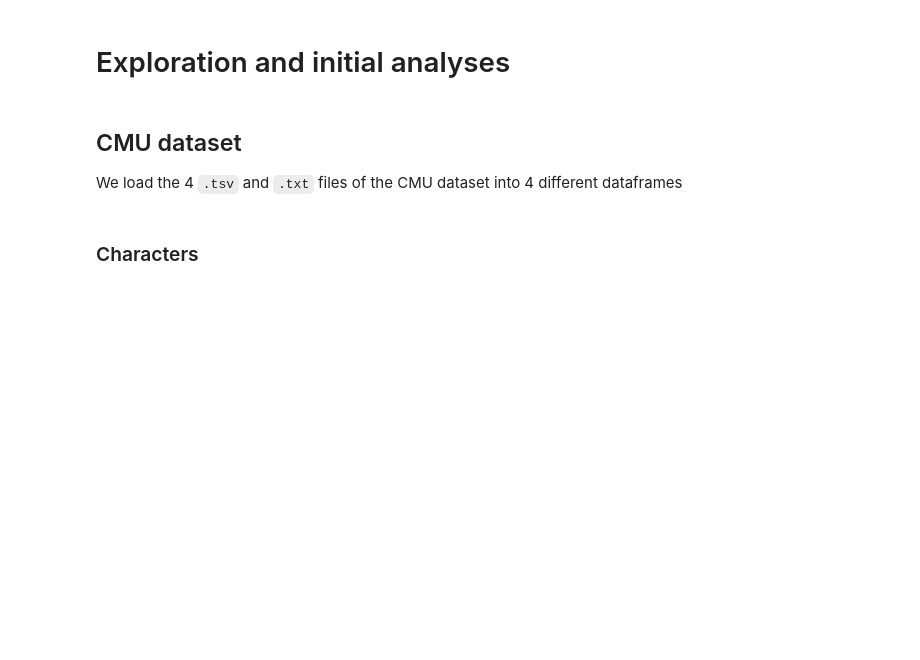
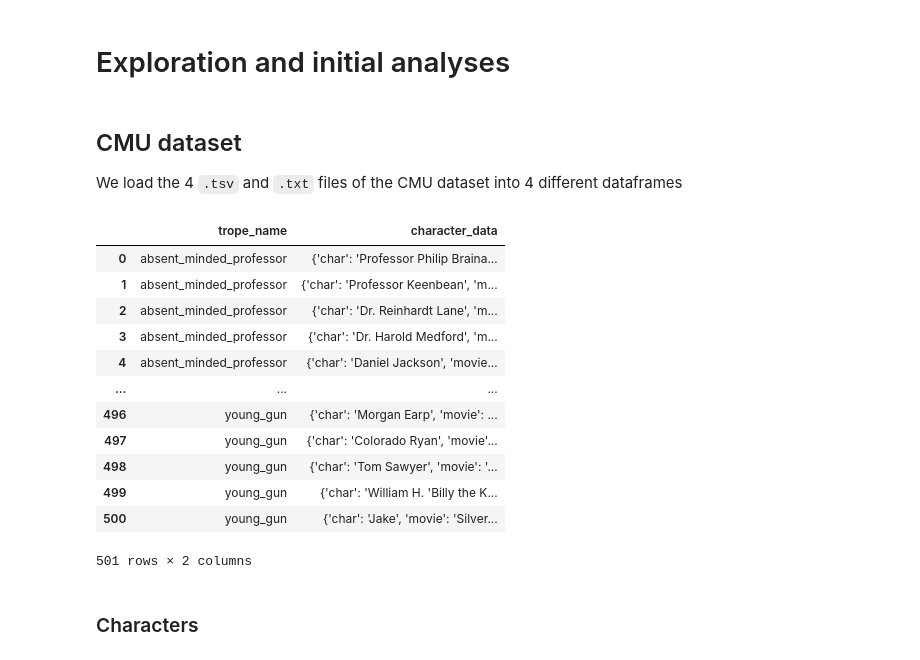
Before and after one commit to epfl-ada/ada-2023-project-advanceddataarsonists, a Jupyter notebook: data_exploring.ipynb, the cells around one changed output. Cells and saved outputs as stored; diff of their text form; code cells hidden in the pictures; blank space fills up the shorter version.

```diff
--- a/data_exploring.ipynb
+++ b/data_exploring.ipynb
@@ -15,6 +15,22 @@ characters_df = load_characters_df()
 movies_df = load_movies_df()
 plot_df = load_plot_df()
 tvtropes_df = load_tvtropes_df()
+# %%
+tvtropes_df
+# %% [output]
+|  | trope_name | character_data |
+| 0 | absent_minded_professor | {'char': 'Professor Philip Braina... |
+| 1 | absent_minded_professor | {'char': 'Professor Keenbean', 'm... |
+| 2 | absent_minded_professor | {'char': 'Dr. Reinhardt Lane', 'm... |
+| 3 | absent_minded_professor | {'char': 'Dr. Harold Medford', 'm... |
+| 4 | absent_minded_professor | {'char': 'Daniel Jackson', 'movie... |
+| ... | ... | ... |
+| 496 | young_gun | {'char': 'Morgan Earp', 'movie': ... |
+| 497 | young_gun | {'char': 'Colorado Ryan', 'movie'... |
+| 498 | young_gun | {'char': 'Tom Sawyer', 'movie': '... |
+| 499 | young_gun | {'char': 'William H. 'Billy the K... |
+| 500 | young_gun | {'char': 'Jake', 'movie': 'Silver... |
+501 rows × 2 columns
 # %% [markdown]
 ### Characters
 # %%
```
Also changed, not shown: parts of 20 cells of this notebook.
